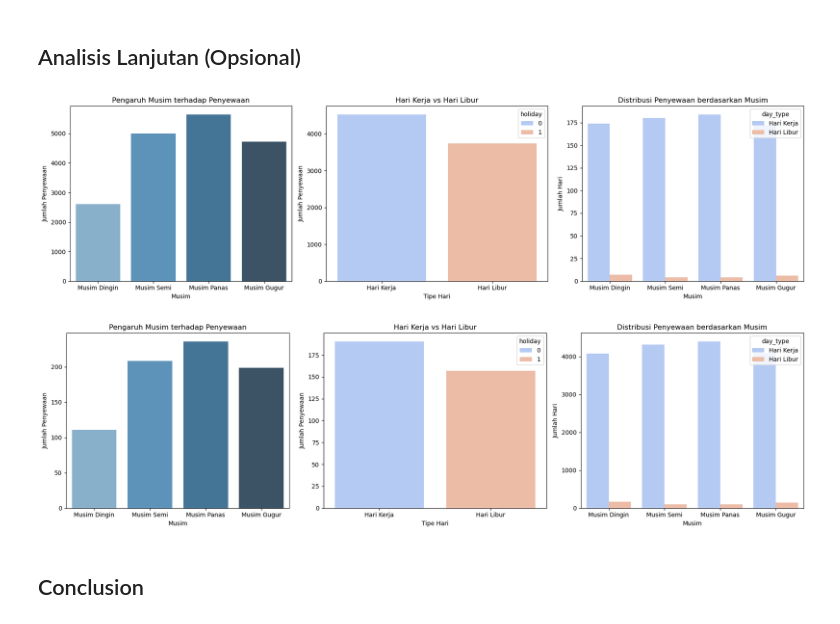
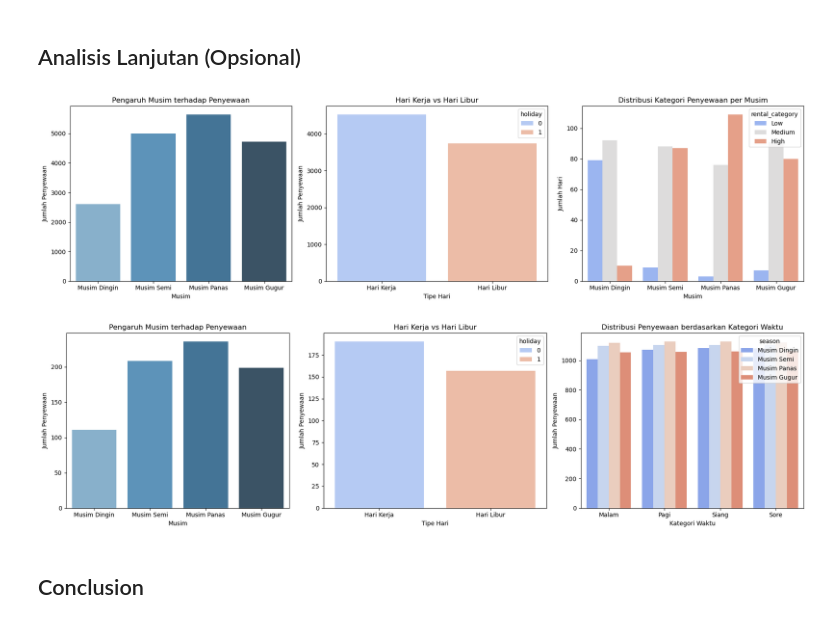
Before and after one commit to naswasj/submission, a Jupyter notebook: Proyek_Analisis_Data_Bike_Sharing_Dataset.ipynb, the cells around one changed output. Cells and saved outputs as stored; diff of their text form; code cells hidden in the pictures.

```diff
--- a/Proyek_Analisis_Data_Bike_Sharing_Dataset.ipynb
+++ b/Proyek_Analisis_Data_Bike_Sharing_Dataset.ipynb
@@ -335,6 +335,17 @@ day_df = pd.read_csv("data/day.csv")
 season_mapping = {1: "Musim Dingin", 2: "Musim Semi", 3: "Musim Panas", 4: "Musim Gugur"}
 day_df["season"] = day_df["season"].map(season_mapping)
 day_df["day_type"] = day_df["holiday"].map({1: "Hari Libur", 0: "Hari Kerja"})
+
+# *** KATEGORISASI JUMLAH PENYEWAAN ***
+def categorize_rentals(cnt):
+    if cnt < 2000:
+        return "Low"
+    elif 2000 <= cnt < 5000:
+        return "Medium"
+    else:
+        return "High"
+
+day_df["rental_category"] = day_df["cnt"].apply(categorize_rentals)
 
 # *** ANALISIS VISUAL ***
 fig, axes = plt.subplots(nrows=1, ncols=3, figsize=(18, 5))
@@ -349,43 +360,56 @@ axes[1].set_title("Hari Kerja vs Hari Libur")
 axes[1].set_xlabel("Tipe Hari")
 axes[1].set_ylabel("Jumlah Penyewaan")
 
-sns.countplot(x="season", hue="day_type", data=day_df, palette="coolwarm", ax=axes[2])
-axes[2].set_title("Distribusi Penyewaan berdasarkan Musim")
+sns.countplot(x="season", hue="rental_category", data=day_df, palette="coolwarm", ax=axes[2])
+axes[2].set_title("Distribusi Kategori Penyewaan per Musim")
 axes[2].set_xlabel("Musim")
 axes[2].set_ylabel("Jumlah Hari")
 
 plt.tight_layout()
 plt.show()
 # %% [output]
-[figure, old version]
+[figure, new version]
 # %%
 hour_df = pd.read_csv("data/hour.csv")
 season_mapping = {1: "Musim Dingin", 2: "Musim Semi", 3: "Musim Panas", 4: "Musim Gugur"}
 hour_df["season"] = hour_df["season"].map(season_mapping)
 hour_df["day_type"] = hour_df["holiday"].map({1: "Hari Libur", 0: "Hari Kerja"})
+
+# *** KATEGORISASI WAKTU PER JAM ***
+def categorize_hour(hr):
+    if 0 <= hr < 6:
+        return "Malam"
+    elif 6 <= hr < 12:
+        return "Pagi"
+    elif 12 <= hr < 18:
+        return "Siang"
+    else:
+        return "Sore"
+
+hour_df["time_category"] = hour_df["hr"].apply(categorize_hour)
 
 # *** ANALISIS VISUAL ***
 fig, axes = plt.subplots(nrows=1, ncols=3, figsize=(18, 5))
 
 sns.barplot(x="season", y="cnt", data=hour_df, hue="season", palette="Blues_d", errorbar=None, ax=axes[0])
 axes[0].set_title("Pengaruh Musim terhadap Penyewaan")
 axes[0].set_xlabel("Musim")
 axes[0].set_ylabel("Jumlah Penyewaan")
 
 sns.barplot(x="day_type", y="cnt", data=hour_df, hue="holiday", palette="coolwarm", errorbar=None, ax=axes[1])
 axes[1].set_title("Hari Kerja vs Hari Libur")
 axes[1].set_xlabel("Tipe Hari")
 axes[1].set_ylabel("Jumlah Penyewaan")
 
-sns.countplot(x="season", hue="day_type", data=hour_df, palette="coolwarm", ax=axes[2])
-axes[2].set_title("Distribusi Penyewaan berdasarkan Musim")
-axes[2].set_xlabel("Musim")
-axes[2].set_ylabel("Jumlah Hari")
+sns.countplot(x="time_category", hue="season", data=hour_df, palette="coolwarm", ax=axes[2])
+axes[2].set_title("Distribusi Penyewaan berdasarkan Kategori Waktu")
+axes[2].set_xlabel("Kategori Waktu")
+axes[2].set_ylabel("Jumlah Penyewaan")
 
 plt.tight_layout()
 plt.show()
 # %% [output]
-[figure, old version]
+[figure, new version]
 # %% [markdown]
 ## Conclusion
 # %% [markdown]
```
Also changed, not shown: parts of 2 cells of this notebook, 1 other file.
